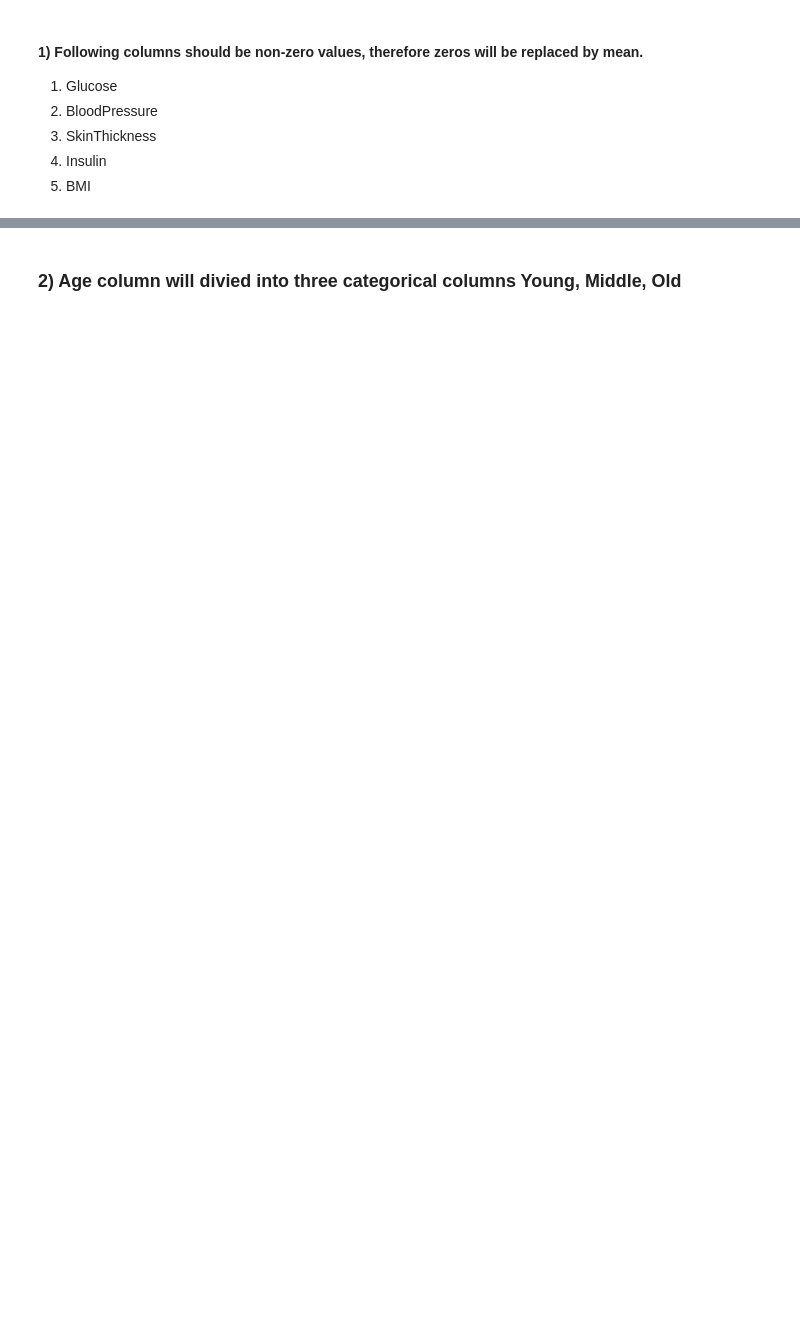
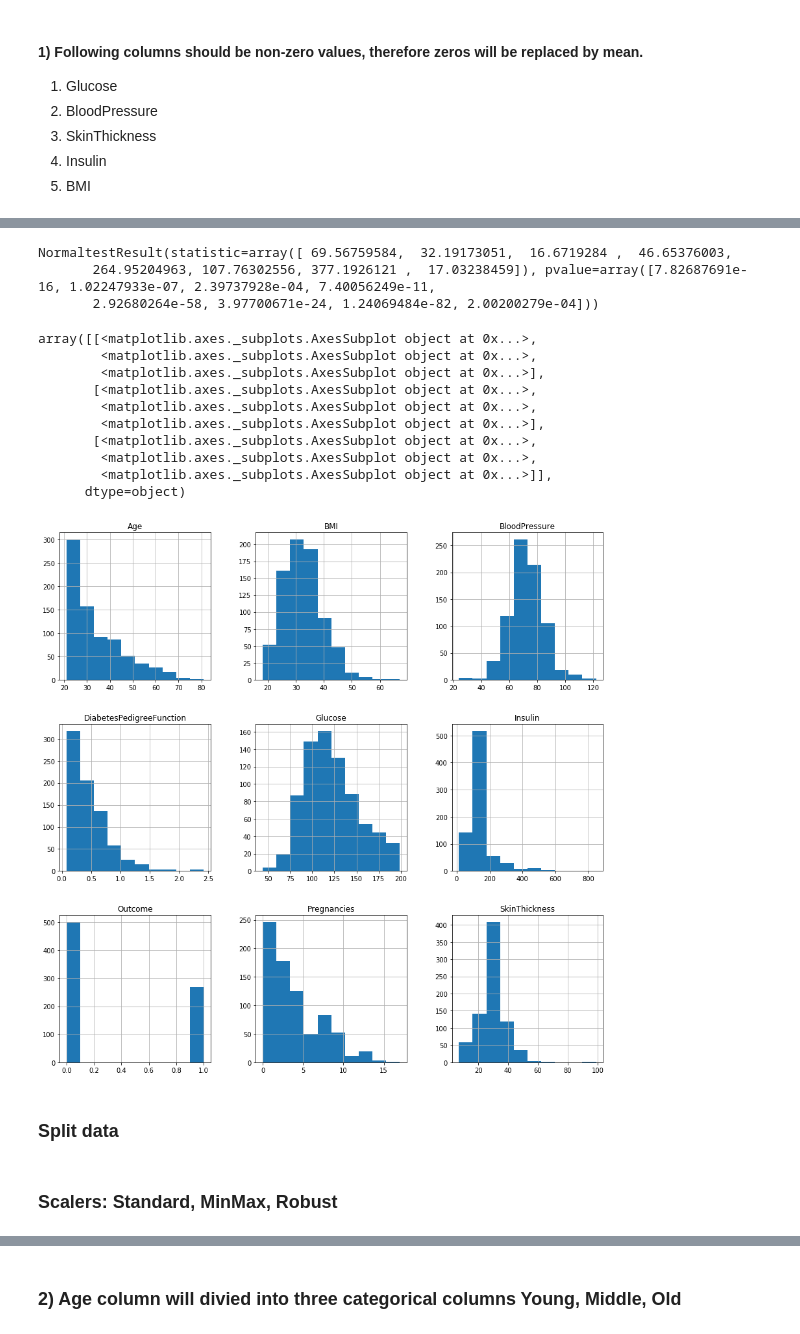
Before and after one commit to zhumazhenis/bigdata-project, a Jupyter notebook: Untitled.ipynb, the cells around one changed output, grey strips where cells are left out. Cells and saved outputs as stored; diff of their text form; code cells hidden in the pictures; blank space fills up the shorter version.

```diff
--- a/Untitled.ipynb
+++ b/Untitled.ipynb
@@ -37,0 +97,23 @@ for k, v in means.items():
+# %%
+trainFeatures, trainOutcome, testFeatures, testOutcome = splitData(data)
+stats.normaltest(trainFeatures)
+# %% [output]
+NormaltestResult(statistic=array([ 69.56759584,  32.19173051,  16.6719284 ,  46.65376003,
+       264.95204963, 107.76302556, 377.1926121 ,  17.03238459]), pvalue=array([7.82687691e-16, 1.02247933e-07, 2.39737928e-04, 7.40056249e-11,
+       2.92680264e-58, 3.97700671e-24, 1.24069484e-82, 2.00200279e-04]))
+# %%
+data.hist(figsize = (15,15))
+# %% [output]
+array([[<matplotlib.axes._subplots.AxesSubplot object at 0x...>,
+        <matplotlib.axes._subplots.AxesSubplot object at 0x...>,
+        <matplotlib.axes._subplots.AxesSubplot object at 0x...>],
+       [<matplotlib.axes._subplots.AxesSubplot object at 0x...>,
+        <matplotlib.axes._subplots.AxesSubplot object at 0x...>,
+        <matplotlib.axes._subplots.AxesSubplot object at 0x...>],
+       [<matplotlib.axes._subplots.AxesSubplot object at 0x...>,
+        <matplotlib.axes._subplots.AxesSubplot object at 0x...>,
+        <matplotlib.axes._subplots.AxesSubplot object at 0x...>]],
+      dtype=object)
+[figure, added]
+# %% [markdown]
+### Split data
@@ -37,0 +131,2 @@ for k, v in means.items():
+# %% [markdown]
+### Scalers: Standard, MinMax, Robust
```
Also changed, not shown: parts of 21 cells of this notebook.
